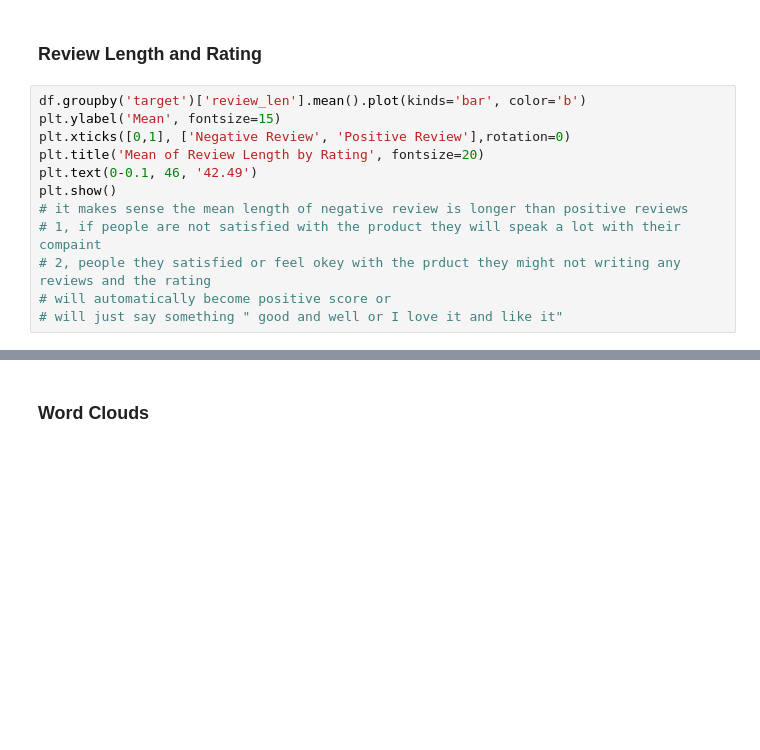
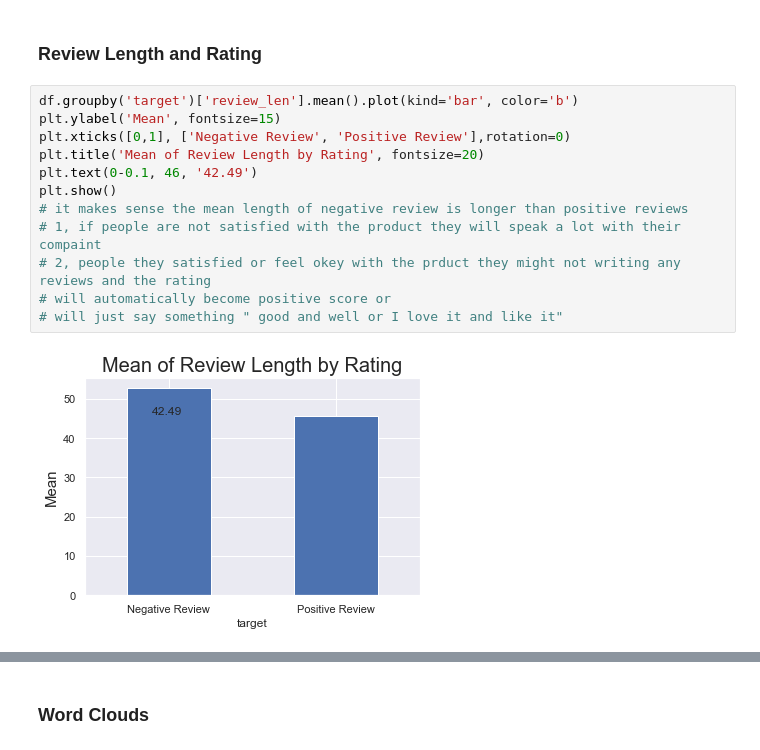
Before and after one commit to nortonlyr/MachineLearningExercises, a Jupyter notebook: NLP_Ex/NLP_AmazonReviewAnalysis.ipynb, the cells around one changed output, grey strips where cells are left out. Saved outputs shown, nothing was run; the diff lists cells and outputs as text; blank space fills up the shorter version.

```diff
--- a/NLP_Ex/NLP_AmazonReviewAnalysis.ipynb
+++ b/NLP_Ex/NLP_AmazonReviewAnalysis.ipynb
@@ -381,17 +386,19 @@ plt.ylabel('Frequency', fontsize=15)
 # %% [markdown]
 ### Review Length and Rating
 # %%
-df.groupby('target')['review_len'].mean().plot(kinds='bar', color='b')
+df.groupby('target')['review_len'].mean().plot(kind='bar', color='b')
 plt.ylabel('Mean', fontsize=15)
 plt.xticks([0,1], ['Negative Review', 'Positive Review'],rotation=0)
 plt.title('Mean of Review Length by Rating', fontsize=20)
 plt.text(0-0.1, 46, '42.49')
 plt.show()
 # it makes sense the mean length of negative review is longer than positive reviews
 # 1, if people are not satisfied with the product they will speak a lot with their compaint
 # 2, people they satisfied or feel okey with the prduct they might not writing any reviews and the rating
 # will automatically become positive score or
 # will just say something " good and well or I love it and like it"
+# %% [output]
+[figure, added]
 # %%
 # overall
 plt.rcParams['figure.figsize'] = (10, 5)
```
Also changed, not shown: parts of 4 cells of this notebook.
